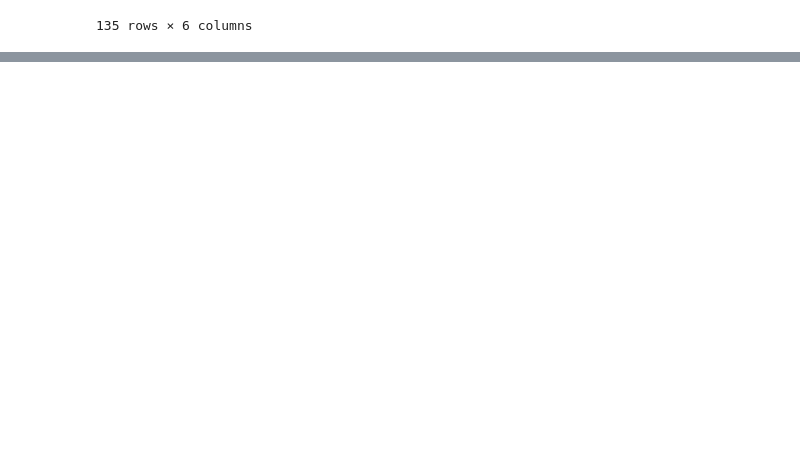
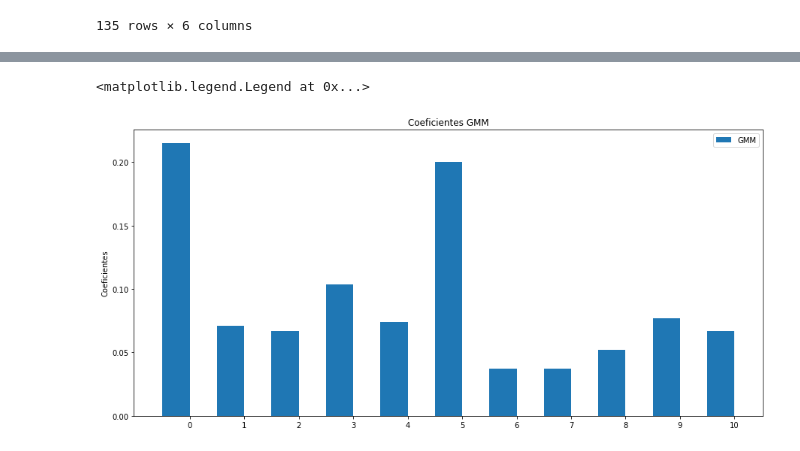
Before and after one commit to sherna90/mineria_datos, a Jupyter notebook: 6.-modelos_no_supervisados.ipynb, the cells around one changed output, grey strips where cells are left out. Saved outputs shown, nothing was run; the diff lists cells and outputs as text; code cells hidden in the pictures; blank space fills up the shorter version.

```diff
--- a/6.-modelos_no_supervisados.ipynb
+++ b/6.-modelos_no_supervisados.ipynb
@@ -228,0 +281,17 @@ X=df_country.values
+# %%
+gmm = GaussianMixture(n_components=11, n_init=100,max_iter=1000)
+gmm.fit(X)
+
+y_pred=gmm.predict(X)
+# %%
+x = np.arange(len(gmm.weights_))  # the label locations
+width = 0.5  # the width of the bars
+fig, ax = plt.subplots(figsize=(15,7))
+rects1 = ax.bar(x - width/2, gmm.weights_, width, label='GMM')
+ax.set_ylabel('Coeficientes')
+ax.set_title('Coeficientes GMM')
+ax.set_xticks(x)
+ax.legend()
+# %% [output]
+<matplotlib.legend.Legend at 0x...>
+[figure, added]
```
Also changed, not shown: parts of 16 cells of this notebook.
